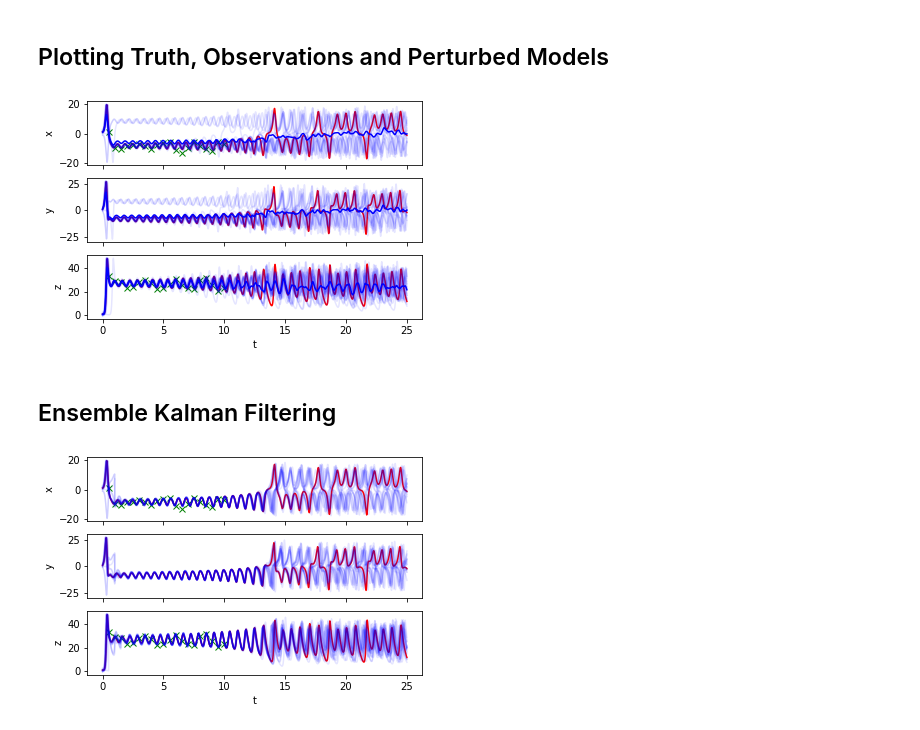
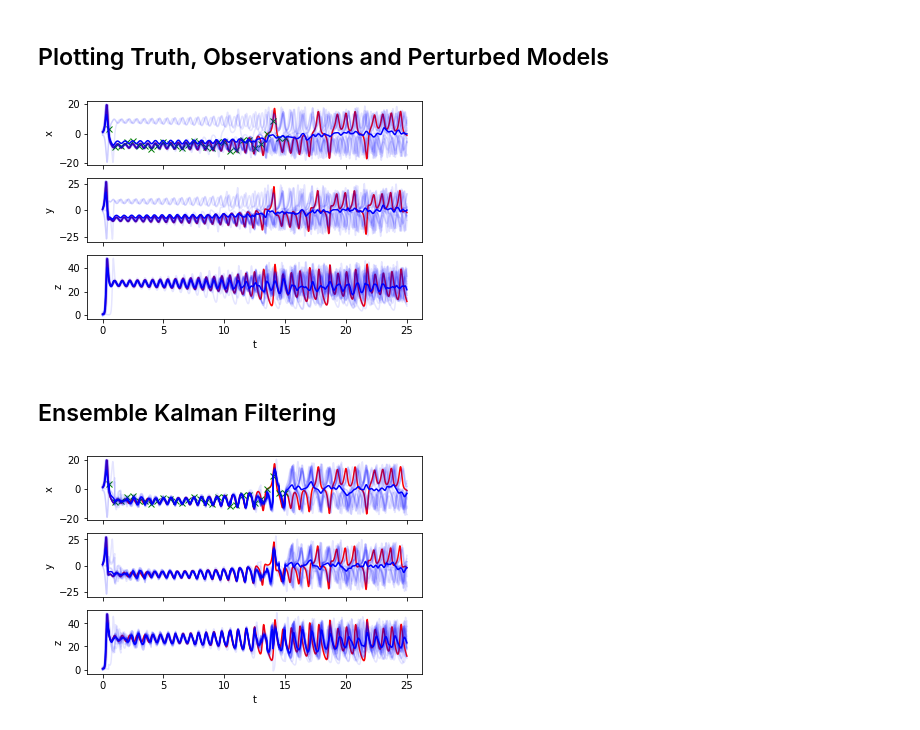
Before and after one commit to FlorianBeiser/Lorenz63, a Jupyter notebook: assimilation.ipynb, the cells around one changed output. Cells and saved outputs as stored; diff of their text form; code cells hidden in the pictures.

```diff
--- a/assimilation.ipynb
+++ b/assimilation.ipynb
@@ -40,12 +39,11 @@ lorenz63.plot()
 # %% [markdown]
 ## Observing the True State
 # %%
-import observation
-importlib.reload(observation)
+#import observation
+#importlib.reload(observation)
 
-#obs_params = { "dt" : 0.5, "tmax" : 15.0 }
-obs_params = { "dt" : 0.5, "tmax" : 10.0 }
-obs_variables = { "xobs" : True, "yobs" : False, "zobs" : True }
+obs_params = { "dt" : 0.5, "tmax" : 15.0 }
+obs_variables = { "xobs" : True, "yobs" : False, "zobs" : False }
 
 observation = observation.observation( **obs_params, **obs_variables )
 observation.observe( lorenz63 )
@@ -78,21 +65,21 @@ ensemble.plot()
 # %% [markdown]
 ## Plotting Truth, Observations and Perturbed Models
 # %%
-import xyzplots
-importlib.reload(xyzplots)
+#import xyzplots
+#importlib.reload(xyzplots)
 
 xyzplots = xyzplots.xyzplots( lorenz63, observation, ensemble )
 xyzplots.plot()
 # %% [output]
-[figure, old version]
+[figure, new version]
 # %% [markdown]
 ## Ensemble Kalman Filtering
 # %%
-import filtering
-importlib.reload( filtering )
+#import filtering
+#importlib.reload(filtering)
 
 filtering = filtering.filtering( ensemble, observation, "EnKF" )
 filtering.assimilate()
 xyzplots.plot()
 # %% [output]
-[figure, old version]
+[figure, new version]
```
Also changed, not shown: parts of 5 cells of this notebook, 2 other files.
